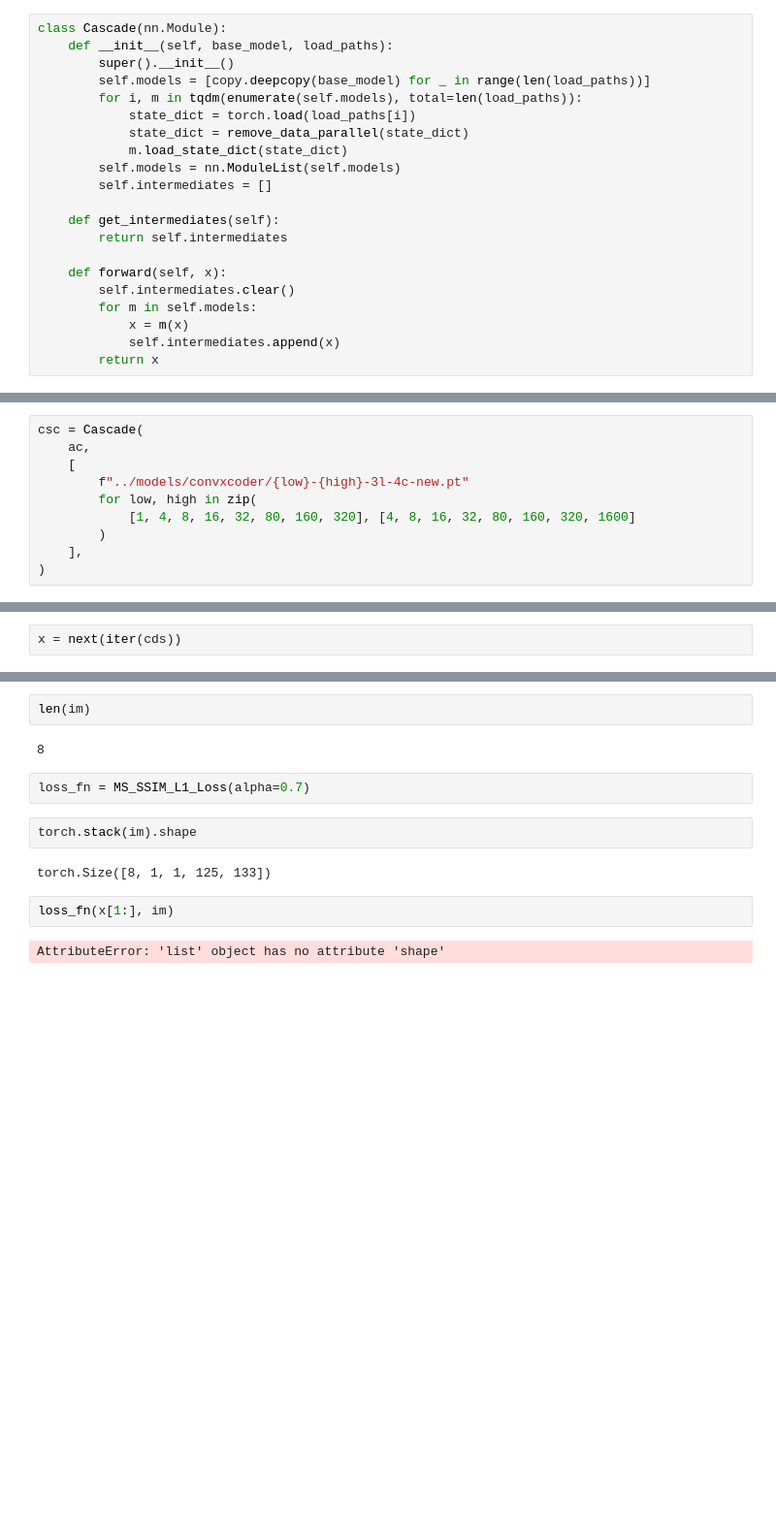
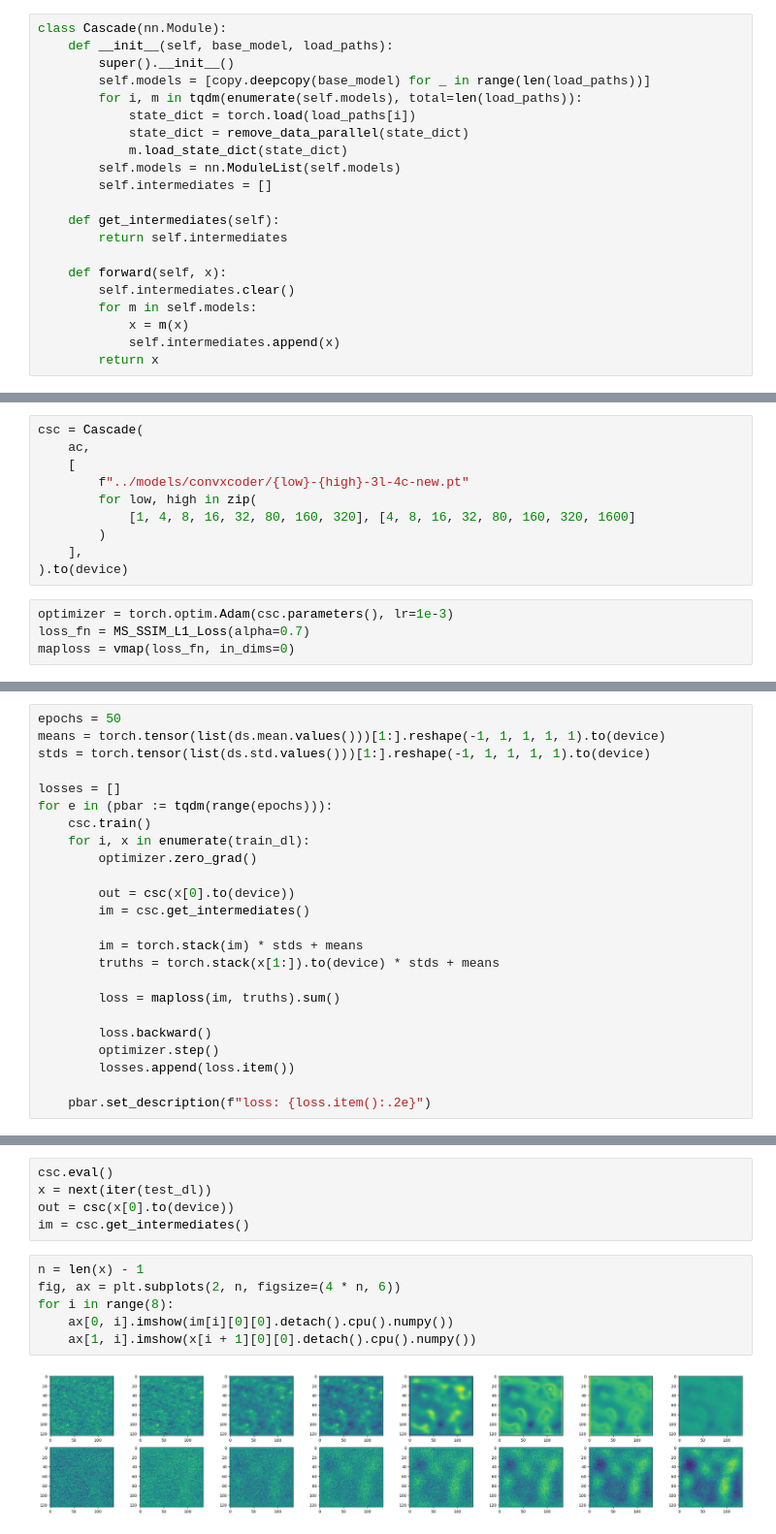
Before and after one commit to al-jshen/cfilt, a Jupyter notebook: notebooks/cascade.ipynb, the cells around one changed output, grey strips where cells are left out. Shown at 97% size. Saved outputs shown, nothing was run; the diff lists cells and outputs as text; blank space fills up the shorter version.

Commit message:
add cascade training notebook

```diff
--- a/notebooks/cascade.ipynb
+++ b/notebooks/cascade.ipynb
@@ -69,4 +86,8 @@ csc = Cascade(
             [1, 4, 8, 16, 32, 80, 160, 320], [4, 8, 16, 32, 80, 160, 320, 1600]
         )
     ],
-)
+).to(device)
+# %%
+optimizer = torch.optim.Adam(csc.parameters(), lr=1e-3)
+loss_fn = MS_SSIM_L1_Loss(alpha=0.7)
+maploss = vmap(loss_fn, in_dims=0)
@@ -73,2 +102,24 @@ csc = Cascade(
 # %%
-x = next(iter(cds))
+epochs = 50
+means = torch.tensor(list(ds.mean.values()))[1:].reshape(-1, 1, 1, 1, 1).to(device)
+stds = torch.tensor(list(ds.std.values()))[1:].reshape(-1, 1, 1, 1, 1).to(device)
+
+losses = []
+for e in (pbar := tqdm(range(epochs))):
+    csc.train()
+    for i, x in enumerate(train_dl):
+        optimizer.zero_grad()
+
+        out = csc(x[0].to(device))
+        im = csc.get_intermediates()
+
+        im = torch.stack(im) * stds + means
+        truths = torch.stack(x[1:]).to(device) * stds + means
+
+        loss = maploss(im, truths).sum()
+
+        loss.backward()
+        optimizer.step()
+        losses.append(loss.item())
+
+    pbar.set_description(f"loss: {loss.item():.2e}")
@@ -83,14 +126,13 @@ len(x[1:])
-# %%
-len(im)
-# %% [output]
-8
-# %%
-loss_fn = MS_SSIM_L1_Loss(alpha=0.7)
-# %%
-torch.stack(im).shape
-# %% [output]
-torch.Size([8, 1, 1, 125, 133])
-# %%
-loss_fn(x[1:], im)
-# %% [output]
-AttributeError: 'list' object has no attribute 'shape'
+# %%
+csc.eval()
+x = next(iter(test_dl))
+out = csc(x[0].to(device))
+im = csc.get_intermediates()
+# %%
+n = len(x) - 1
+fig, ax = plt.subplots(2, n, figsize=(4 * n, 6))
+for i in range(8):
+    ax[0, i].imshow(im[i][0][0].detach().cpu().numpy())
+    ax[1, i].imshow(x[i + 1][0][0].detach().cpu().numpy())
+# %% [output]
+[figure, added]
```
Also changed, not shown: parts of 10 cells of this notebook.
